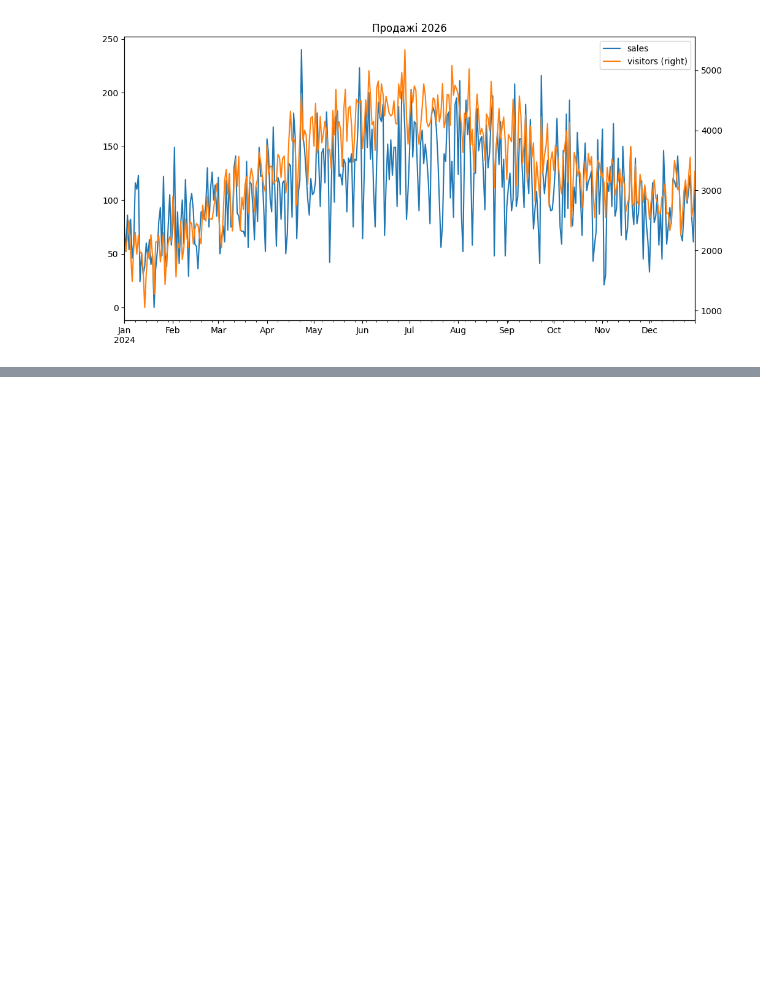
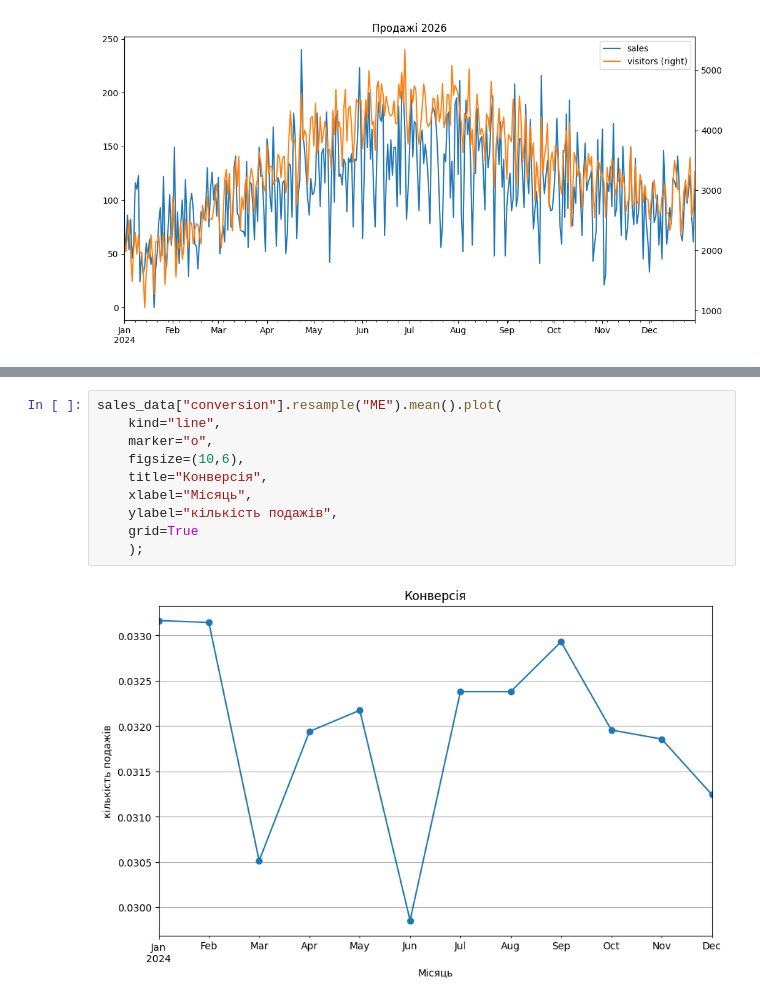
Before and after one commit to zaporozhetsalena/My-first-project, a Jupyter notebook: pandas_visualization.ipynb, the cells around one changed output, grey strips where cells are left out. Cells and saved outputs as stored; diff of their text form; blank space fills up the shorter version.

```diff
--- a/pandas_visualization.ipynb
+++ b/pandas_visualization.ipynb
@@ -81,0 +123,12 @@ plt.show()
+# %%
+sales_data["conversion"].resample("ME").mean().plot(
+    kind="line",
+    marker="o",
+    figsize=(10,6),
+    title="Конверсія",
+    xlabel="Місяць",
+    ylabel="кількість подажів",
+    grid=True
+    );
+# %% [output]
+[figure, added]
```
Also changed, not shown: parts of 12 cells of this notebook.
